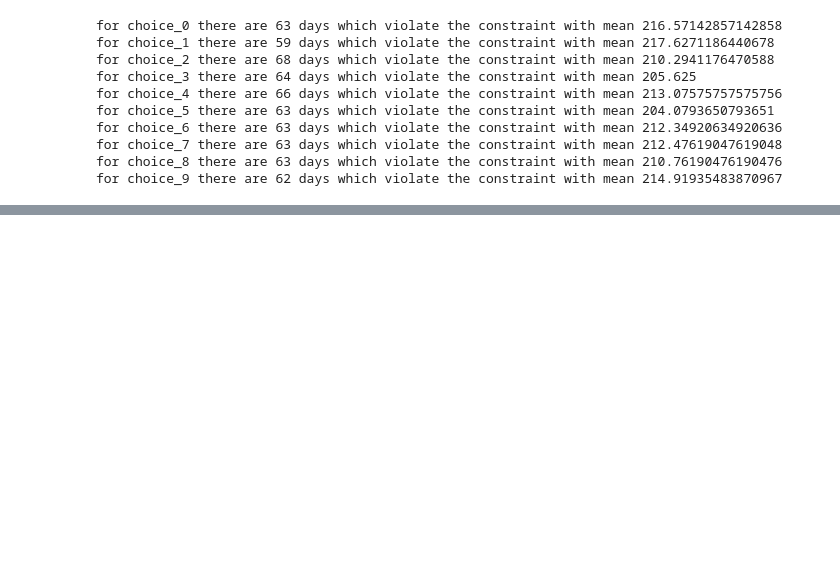
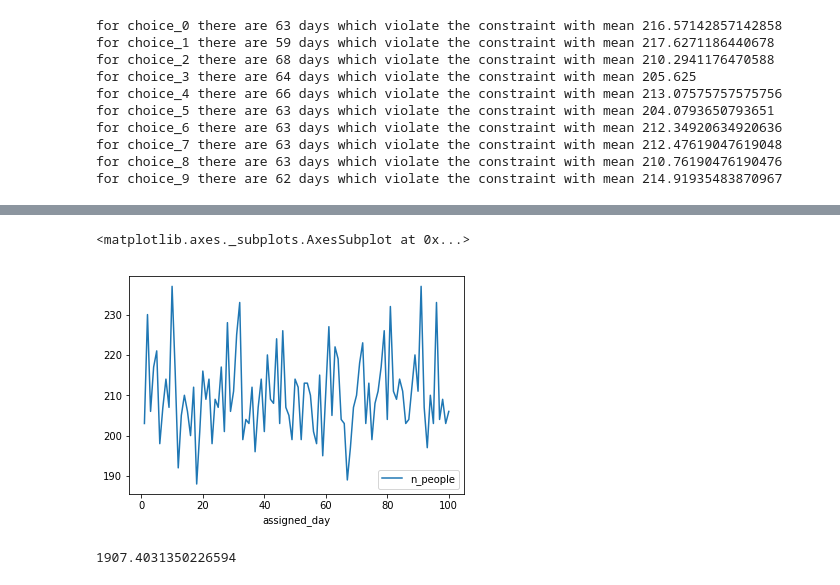
Before and after one commit to irfanijaz/kaggle-santa, a Jupyter notebook: santa-optimizer.ipynb, the cells around one changed output, grey strips where cells are left out. Drawn from its saved outputs; the diff is of its cells as text; code cells hidden in the pictures; blank space fills up the shorter version.

```diff
--- a/santa-optimizer.ipynb
+++ b/santa-optimizer.ipynb
@@ -168,0 +225,10 @@ for choice_9 there are 62 days which violate the constraint with mean 214.919354
+# %%
+ss = sample_sub.groupby('assigned_day')['n_people'].sum().reset_index()
+ss.plot(x='assigned_day', y='n_people')
+# %% [output]
+<matplotlib.axes._subplots.AxesSubplot at 0x...>
+[figure, added]
+# %%
+acct_pen(sample_sub)
+# %% [output]
+1907.4031350226594
```
Also changed, not shown: parts of 52 cells of this notebook, 1 other file.
